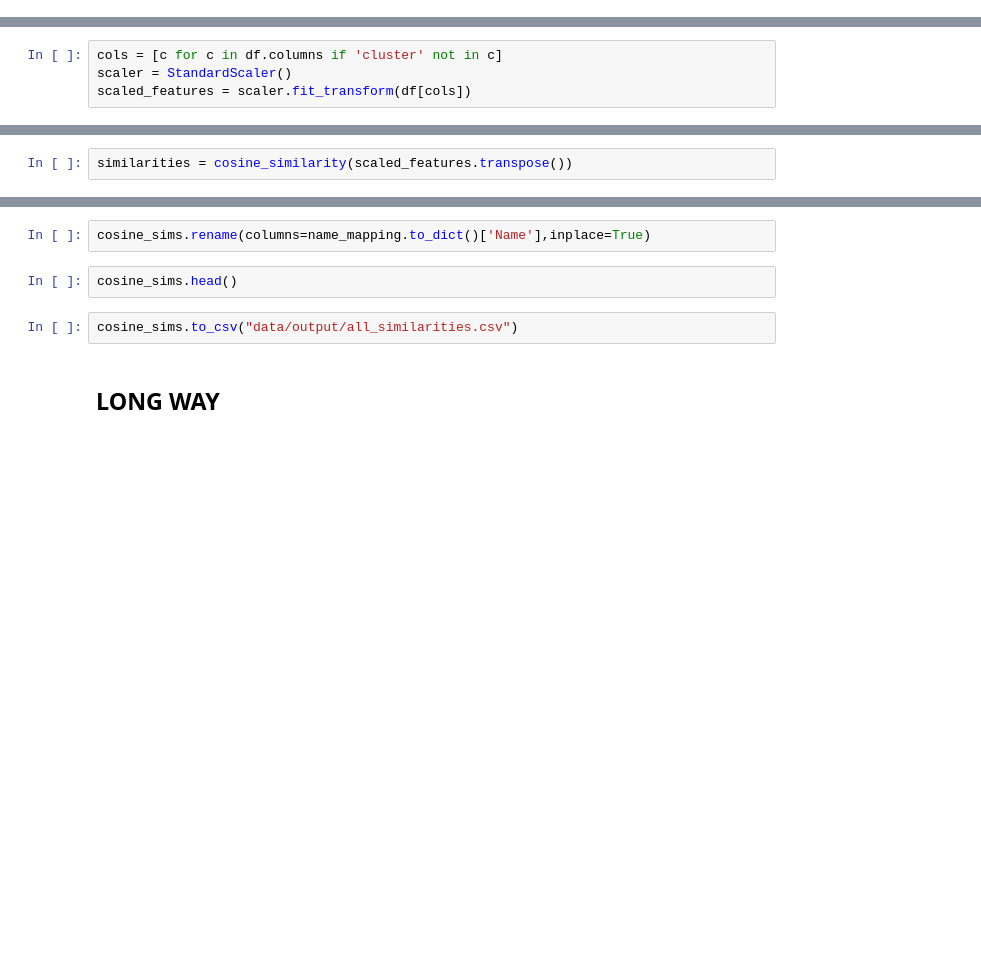
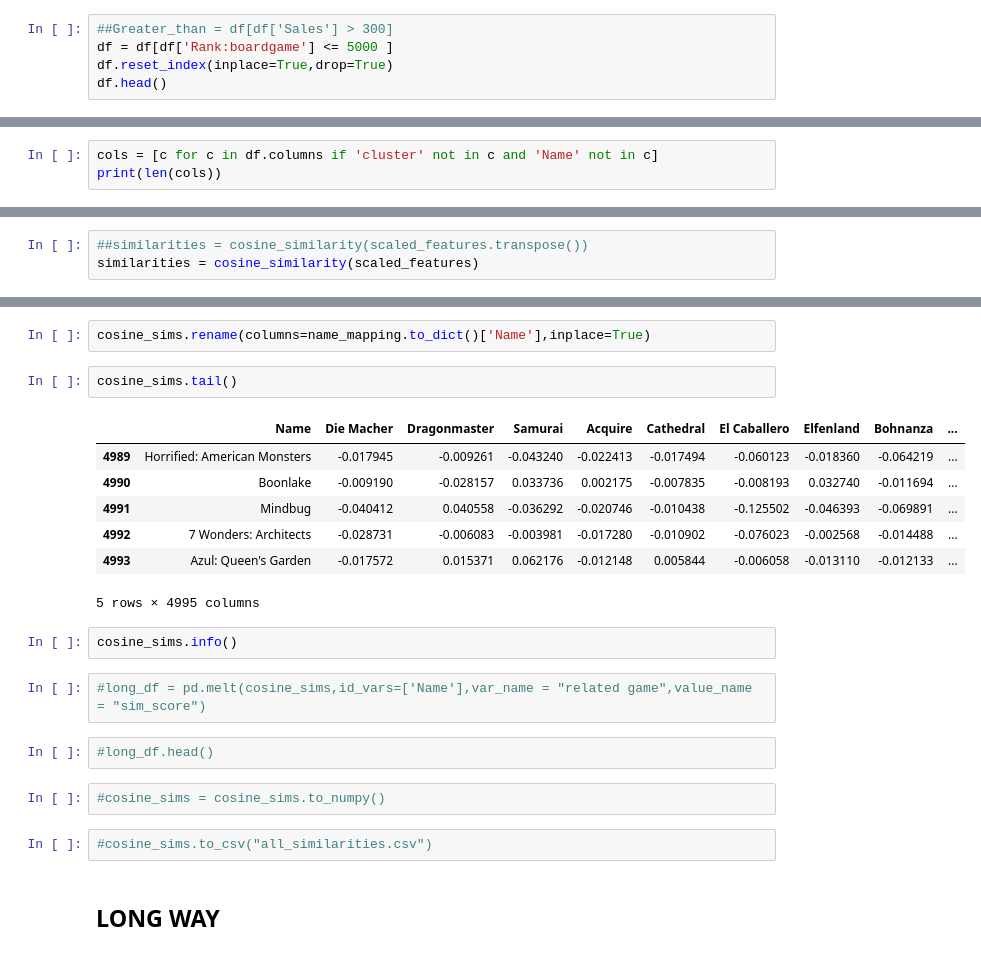
Before and after one commit to davisspe33/cse6432somefunteamname, a Jupyter notebook: kmeans.ipynb, the cells around one changed output, grey strips where cells are left out. Drawn from its saved outputs; the diff is of its cells as text; blank space fills up the shorter version.

```diff
--- a/kmeans.ipynb
+++ b/kmeans.ipynb
@@ -446,0 +469,5 @@ from scipy import sparse
+# %%
+##Greater_than = df[df['Sales'] > 300]
+df = df[df['Rank:boardgame'] <= 5000 ]
+df.reset_index(inplace=True,drop=True)
+df.head()
@@ -447,5 +482,4 @@ from scipy import sparse
 # %%
-cols = [c for c in df.columns if 'cluster' not in c]
-scaler = StandardScaler()
-scaled_features = scaler.fit_transform(df[cols])
+cols = [c for c in df.columns if 'cluster' not in c and 'Name' not in c]
+print(len(cols))
 # %% [output]
@@ -453,4 +494,5 @@ ValueError: could not convert string to float: 'Die Macher'
 # %%
-similarities = cosine_similarity(scaled_features.transpose())
+##similarities = cosine_similarity(scaled_features.transpose())
+similarities = cosine_similarity(scaled_features)
 # %%
 name_mapping = df[['Name']]
@@ -463,9 +523,25 @@ cosine_sims = name_mapping.join(cosine_sims)
 # %%
 cosine_sims.rename(columns=name_mapping.to_dict()['Name'],inplace=True)
 # %%
-cosine_sims.head()
+cosine_sims.tail()
+# %% [output]
+|  | Name | Die Macher | Dragonmaster | Samurai | Acquire | Cathedral | El Caballero | Elfenland | Bohnanza | ... |
+| 4989 | Horrified: American Monsters | -0.017945 | -0.009261 | -0.043240 | -0.022413 | -0.017494 | -0.060123 | -0.018360 | -0.064219 | ... |
+| 4990 | Boonlake | -0.009190 | -0.028157 | 0.033736 | 0.002175 | -0.007835 | -0.008193 | 0.032740 | -0.011694 | ... |
+| 4991 | Mindbug | -0.040412 | 0.040558 | -0.036292 | -0.020746 | -0.010438 | -0.125502 | -0.046393 | -0.069891 | ... |
+| 4992 | 7 Wonders: Architects | -0.028731 | -0.006083 | -0.003981 | -0.017280 | -0.010902 | -0.076023 | -0.002568 | -0.014488 | ... |
+| 4993 | Azul: Queen's Garden | -0.017572 | 0.015371 | 0.062176 | -0.012148 | 0.005844 | -0.006058 | -0.013110 | -0.012133 | ... |
+5 rows × 4995 columns
+# %%
+cosine_sims.info()
+# %%
+#long_df = pd.melt(cosine_sims,id_vars=['Name'],var_name = "related game",value_name = "sim_score")
+# %%
+#long_df.head()
+# %%
+#cosine_sims = cosine_sims.to_numpy()
 # %%
-cosine_sims.to_csv("data/output/all_similarities.csv")
+#cosine_sims.to_csv("all_similarities.csv")
 # %% [markdown]
 ## LONG WAY
 # %%
```
Also changed, not shown: parts of 19 cells of this notebook.
